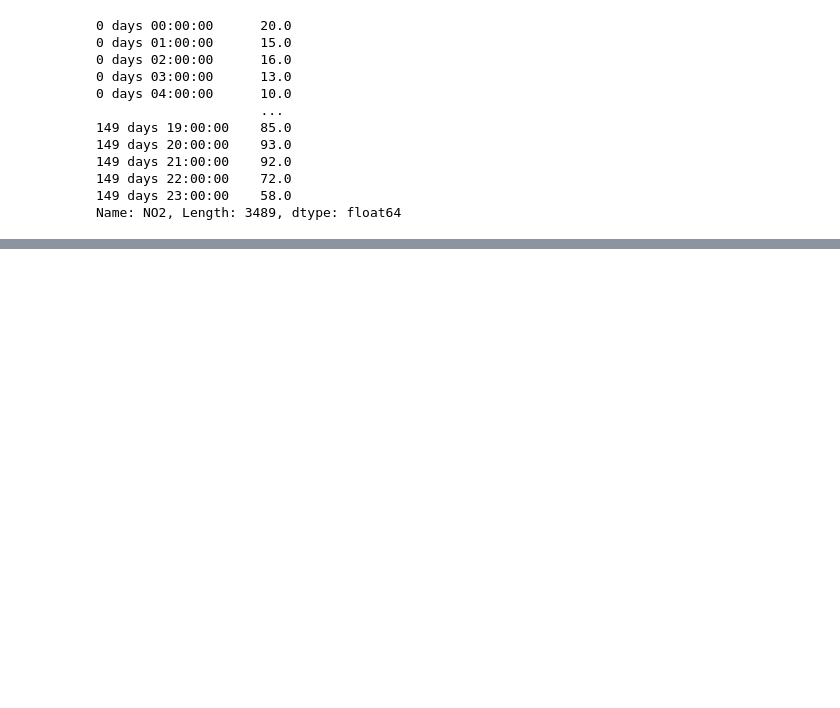
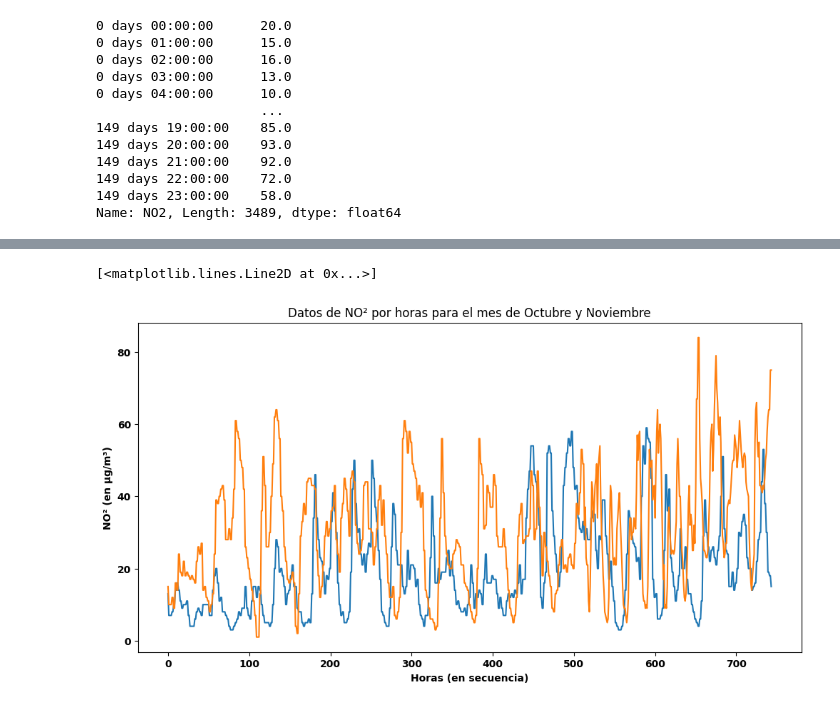
Before and after one commit to Enriquepardo/Fase-2, a Jupyter notebook: Fase_2(Q).ipynb, the cells around one changed output, grey strips where cells are left out. Saved outputs shown, nothing was run; the diff lists cells and outputs as text; code cells hidden in the pictures; blank space fills up the shorter version.

```diff
--- a/Fase_2(Q).ipynb
+++ b/Fase_2(Q).ipynb
@@ -281,0 +319,13 @@ Name: NO2, Length: 3489, dtype: float64
+# %%
+plt.title('Datos de NO² por horas para el mes de Octubre y Noviembre')
+plt.xlabel('Horas (en secuencia)')
+plt.ylabel('NO² (en µg/m³)')
+plt.plot(range(len(data_oct['NO2'])), data_oct['NO2'])
+
+
+plt.xlabel('Horas (en secuencia)')
+plt.ylabel('NO² (en µg/m³)')
+plt.plot(range(len(data_nov['NO2'])), data_nov['NO2'])
+# %% [output]
+[<matplotlib.lines.Line2D at 0x...>]
+[figure, added]
```
Also changed, not shown: parts of 8 cells of this notebook.
